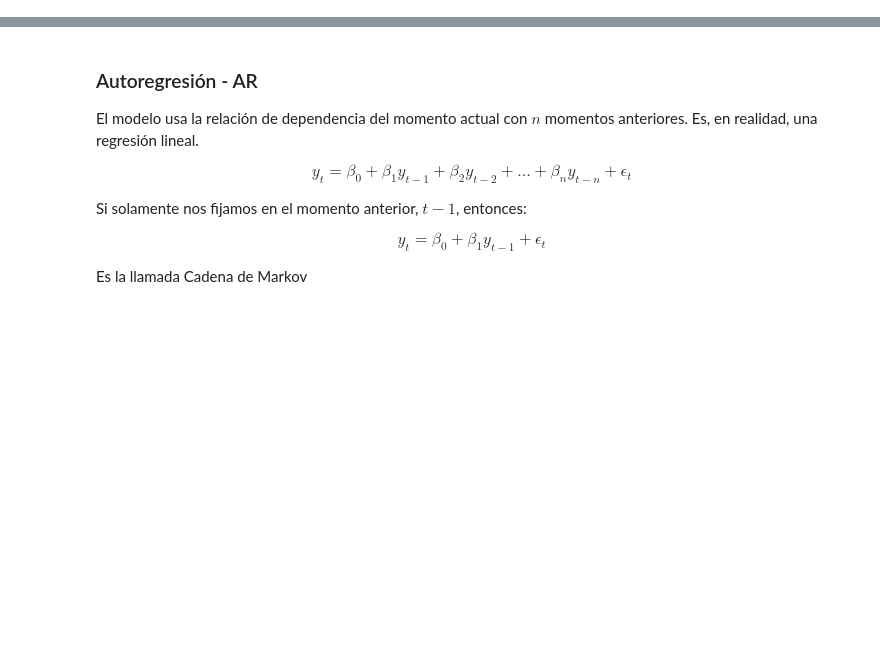
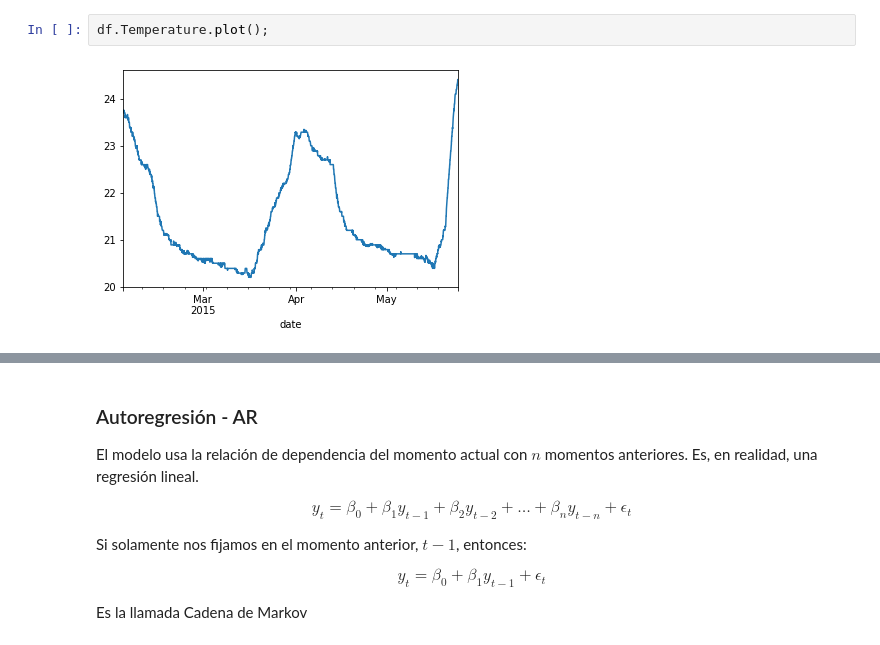
Before and after one commit to Ironhack-Data-Madrid-Agosto-2022/Apuntes-de-clase, a Jupyter notebook: semana_8/1.1 - Series Temporales.ipynb, the cells around one changed output, grey strips where cells are left out. Saved outputs shown, nothing was run; the diff lists cells and outputs as text; blank space fills up the shorter version.

```diff
--- a/semana_8/1.1 - Series Temporales.ipynb
+++ b/semana_8/1.1 - Series Temporales.ipynb
@@ -4,0 +89,4 @@
+# %%
+df.Temperature.plot();
+# %% [output]
+[figure, added]
```
Also changed, not shown: parts of 52 cells of this notebook, 1 other file.
